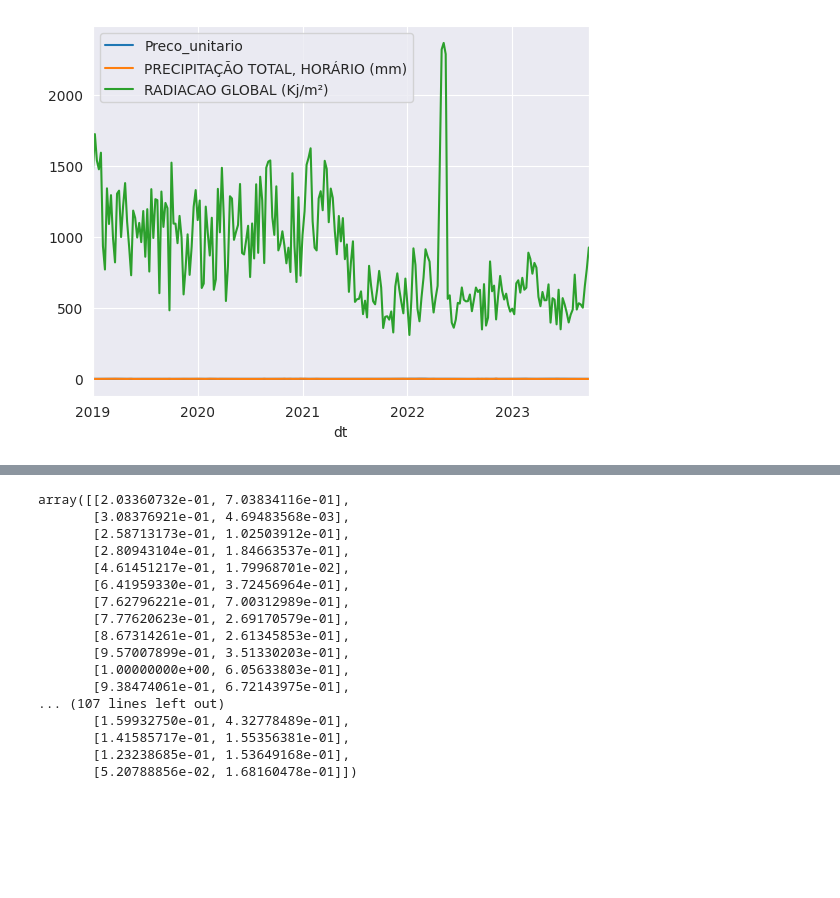
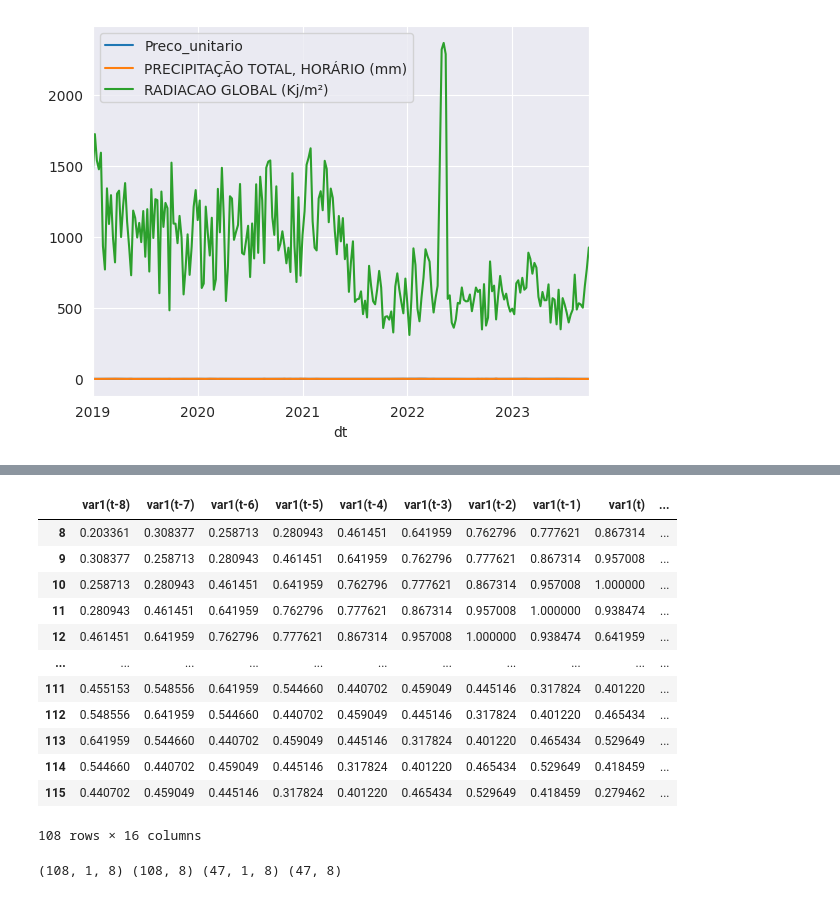
Before and after one commit to Patrick448/time-series-analysis, a Jupyter notebook: Notebooks/agriculture_price_prediction.ipynb, the cells around one changed output, grey strips where cells are left out. Cells and saved outputs as stored; diff of their text form; code cells hidden in the pictures; blank space fills up the shorter version.

```diff
--- a/Notebooks/agriculture_price_prediction.ipynb
+++ b/Notebooks/agriculture_price_prediction.ipynb
@@ -207,20 +207,21 @@ reframed_train
-# %%
-scaled_train
-# %% [output]
-array([[2.03360732e-01, 7.03834116e-01],
-       [3.08376921e-01, 4.69483568e-03],
-       [2.58713173e-01, 1.02503912e-01],
-       [2.80943104e-01, 1.84663537e-01],
-       [4.61451217e-01, 1.79968701e-02],
-       [6.41959330e-01, 3.72456964e-01],
-       [7.62796221e-01, 7.00312989e-01],
-       [7.77620623e-01, 2.69170579e-01],
-       [8.67314261e-01, 2.61345853e-01],
-       [9.57007899e-01, 3.51330203e-01],
-       [1.00000000e+00, 6.05633803e-01],
-       [9.38474061e-01, 6.72143975e-01],
-... (107 lines left out)
-       [1.59932750e-01, 4.32778489e-01],
-       [1.41585717e-01, 1.55356381e-01],
-       [1.23238685e-01, 1.53649168e-01],
-       [5.20788856e-02, 1.68160478e-01]])
+# %%
+drop_cols = []
+# drop columns we don't want to predict
+reframed_train.drop(reframed_train.columns[drop_cols], axis=1, inplace=True)
+reframed_validation.drop(reframed_validation.columns[drop_cols], axis=1, inplace=True)
+reframed_test.drop(reframed_test.columns[drop_cols], axis=1, inplace=True)
+reframed_train
+# %% [output]
+|  | var1(t-8) | var1(t-7) | var1(t-6) | var1(t-5) | var1(t-4) | var1(t-3) | var1(t-2) | var1(t-1) | var1(t) | ... |
+| 8 | 0.203361 | 0.308377 | 0.258713 | 0.280943 | 0.461451 | 0.641959 | 0.762796 | 0.777621 | 0.867314 | ... |
+| 9 | 0.308377 | 0.258713 | 0.280943 | 0.461451 | 0.641959 | 0.762796 | 0.777621 | 0.867314 | 0.957008 | ... |
+| 10 | 0.258713 | 0.280943 | 0.461451 | 0.641959 | 0.762796 | 0.777621 | 0.867314 | 0.957008 | 1.000000 | ... |
+| 11 | 0.280943 | 0.461451 | 0.641959 | 0.762796 | 0.777621 | 0.867314 | 0.957008 | 1.000000 | 0.938474 | ... |
+| 12 | 0.461451 | 0.641959 | 0.762796 | 0.777621 | 0.867314 | 0.957008 | 1.000000 | 0.938474 | 0.641959 | ... |
+| ... | ... | ... | ... | ... | ... | ... | ... | ... | ... | ... |
+| 111 | 0.455153 | 0.548556 | 0.641959 | 0.544660 | 0.440702 | 0.459049 | 0.445146 | 0.317824 | 0.401220 | ... |
+| 112 | 0.548556 | 0.641959 | 0.544660 | 0.440702 | 0.459049 | 0.445146 | 0.317824 | 0.401220 | 0.465434 | ... |
+| 113 | 0.641959 | 0.544660 | 0.440702 | 0.459049 | 0.445146 | 0.317824 | 0.401220 | 0.465434 | 0.529649 | ... |
+| 114 | 0.544660 | 0.440702 | 0.459049 | 0.445146 | 0.317824 | 0.401220 | 0.465434 | 0.529649 | 0.418459 | ... |
+| 115 | 0.440702 | 0.459049 | 0.445146 | 0.317824 | 0.401220 | 0.465434 | 0.529649 | 0.418459 | 0.279462 | ... |
+108 rows × 16 columns
@@ -227 +233,9 @@ array([[2.03360732e-01, 7.03834116e-01],
+# %%
+# reshape input to be 3D [samples, timesteps, features]
+train_X = train_X.reshape((train_X.shape[0], 1, train_X.shape[1]))
+validation_X = validation_X.reshape((validation_X.shape[0], 1, validation_X.shape[1]))
+test_X = test_X.reshape((test_X.shape[0], 1, test_X.shape[1]))
+print(train_X.shape, train_Y.shape, test_X.shape, test_Y.shape)
+# %% [output]
+(108, 1, 8) (108, 8) (47, 1, 8) (47, 8)
 # %%
```
Also changed, not shown: parts of 14 cells of this notebook, 6 other files.
